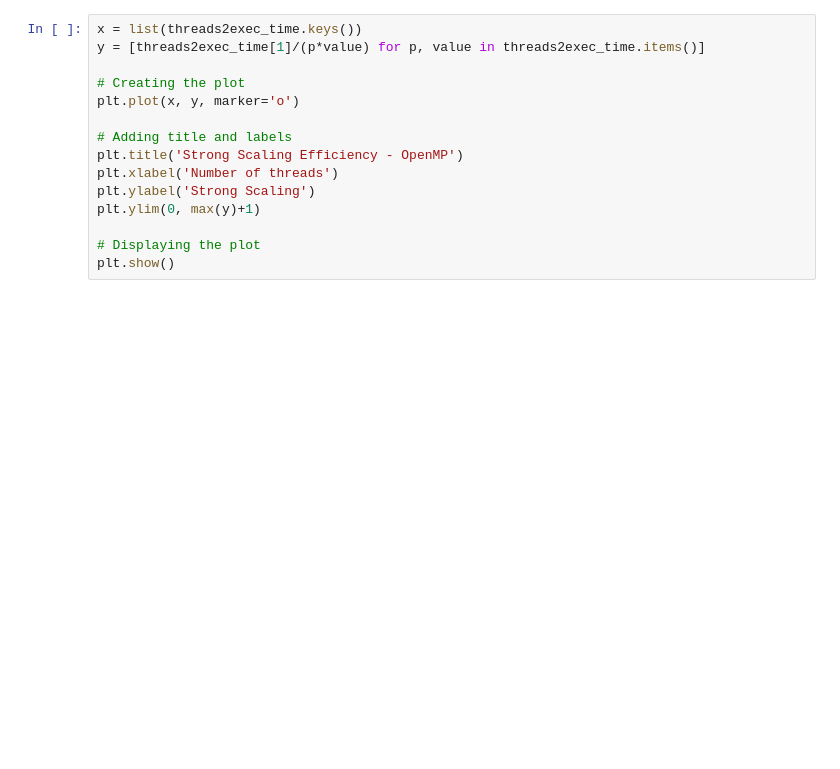
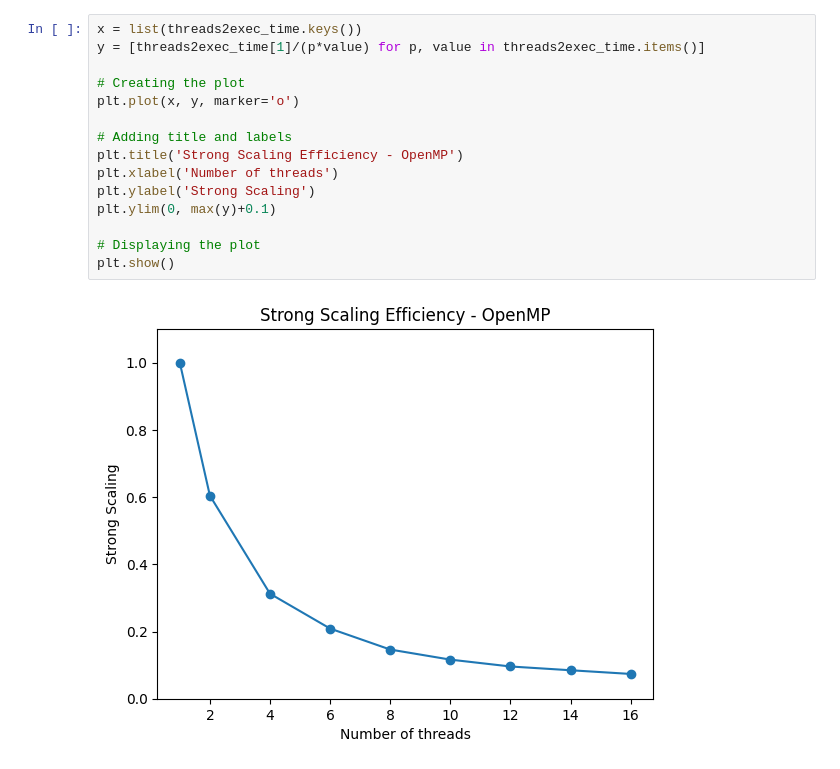
Before and after one commit to Xhst/pdc-multilayer-gol, a Jupyter notebook: evaluation/openmp_eval.ipynb, the cells around one changed output. Saved outputs shown, nothing was run; the diff lists cells and outputs as text; blank space fills up the shorter version.

```diff
--- a/evaluation/openmp_eval.ipynb
+++ b/evaluation/openmp_eval.ipynb
@@ -57,15 +85,17 @@ plt.show()
 # %%
 x = list(threads2exec_time.keys())
 y = [threads2exec_time[1]/(p*value) for p, value in threads2exec_time.items()]
 
 # Creating the plot
 plt.plot(x, y, marker='o')
 
 # Adding title and labels
 plt.title('Strong Scaling Efficiency - OpenMP')
 plt.xlabel('Number of threads')
 plt.ylabel('Strong Scaling')
-plt.ylim(0, max(y)+1)
+plt.ylim(0, max(y)+0.1)
 
 # Displaying the plot
 plt.show()
+# %% [output]
+[figure, added]
```
Also changed, not shown: parts of 4 cells of this notebook.
